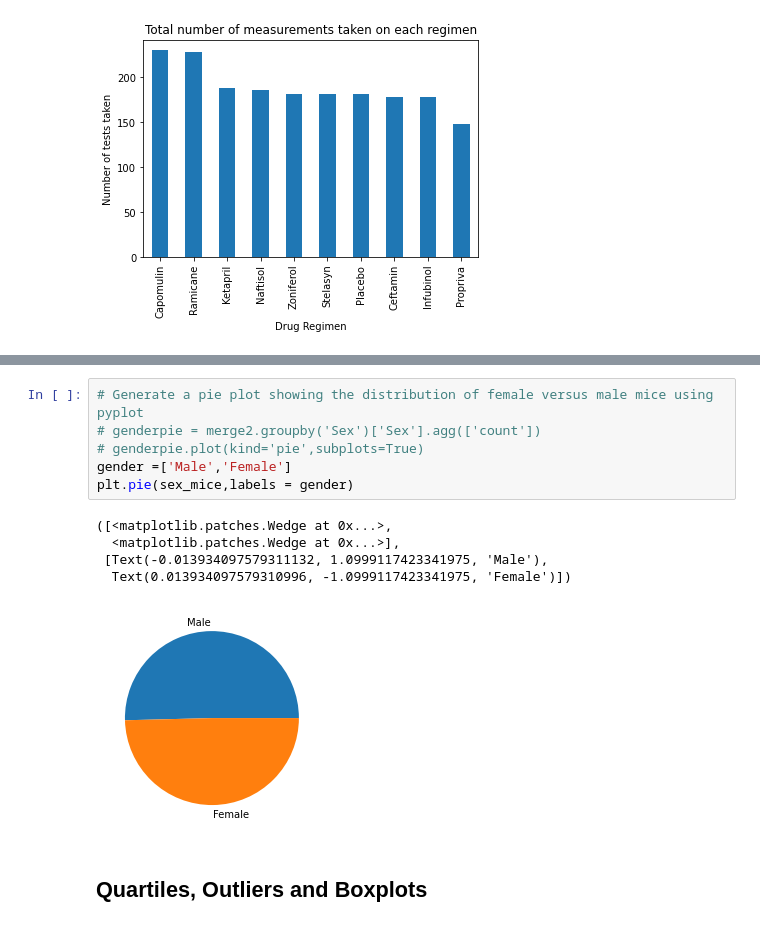
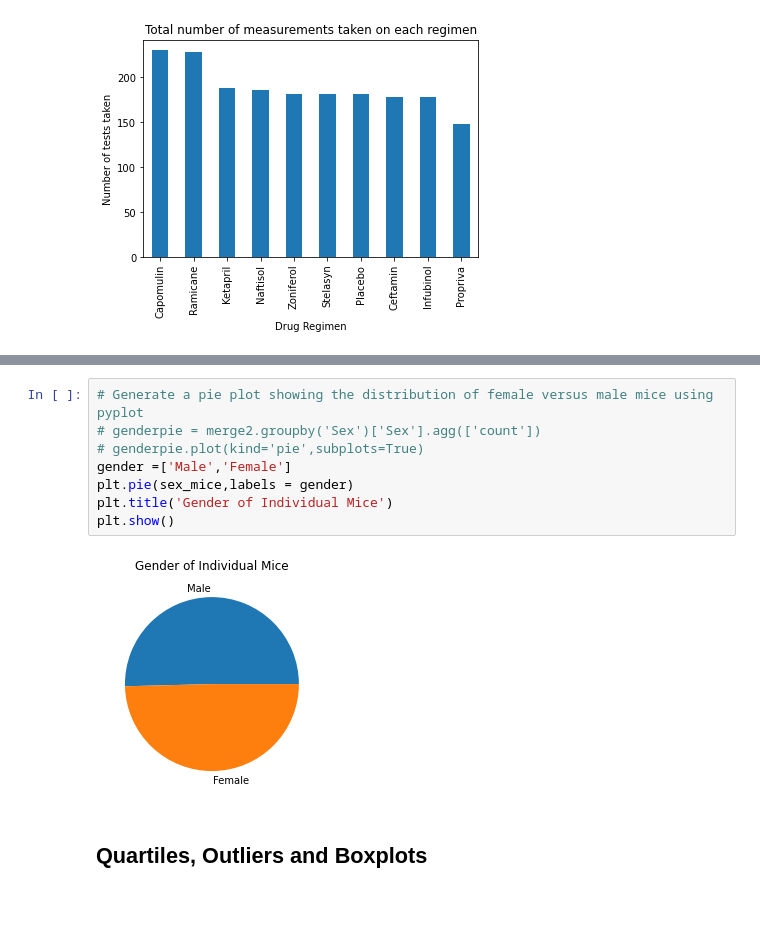
Before and after one commit to jconcha56429/matplotlib-challenge, a Jupyter notebook: Pymaceuticals/pymaceuticals_starter.ipynb, the cells around one changed output, grey strips where cells are left out. Cells and saved outputs as stored; diff of their text form.

```diff
--- a/Pymaceuticals/pymaceuticals_starter.ipynb
+++ b/Pymaceuticals/pymaceuticals_starter.ipynb
@@ -177,15 +171,13 @@ sex_mice.plot(kind='pie')
 # %%
 # Generate a pie plot showing the distribution of female versus male mice using pyplot
 # genderpie = merge2.groupby('Sex')['Sex'].agg(['count'])
 # genderpie.plot(kind='pie',subplots=True)
 gender =['Male','Female']
 plt.pie(sex_mice,labels = gender)
+plt.title('Gender of Individual Mice')
+plt.show()
 # %% [output]
-([<matplotlib.patches.Wedge at 0x...>,
-  <matplotlib.patches.Wedge at 0x...>],
- [Text(-0.013934097579311132, 1.0999117423341975, 'Male'),
-  Text(0.013934097579310996, -1.0999117423341975, 'Female')])
-[figure, old version]
+[figure, new version]
 # %% [markdown]
 ## Quartiles, Outliers and Boxplots
 # %%
```
Also changed, not shown: parts of 6 cells of this notebook.
